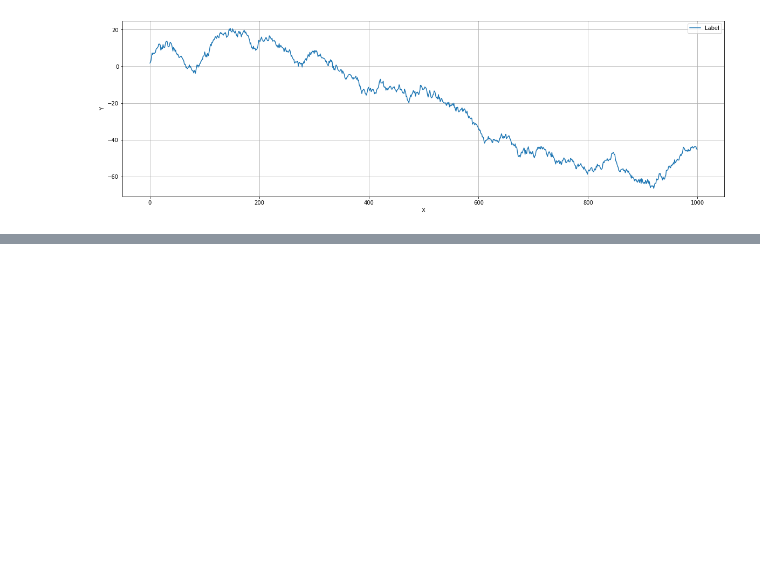
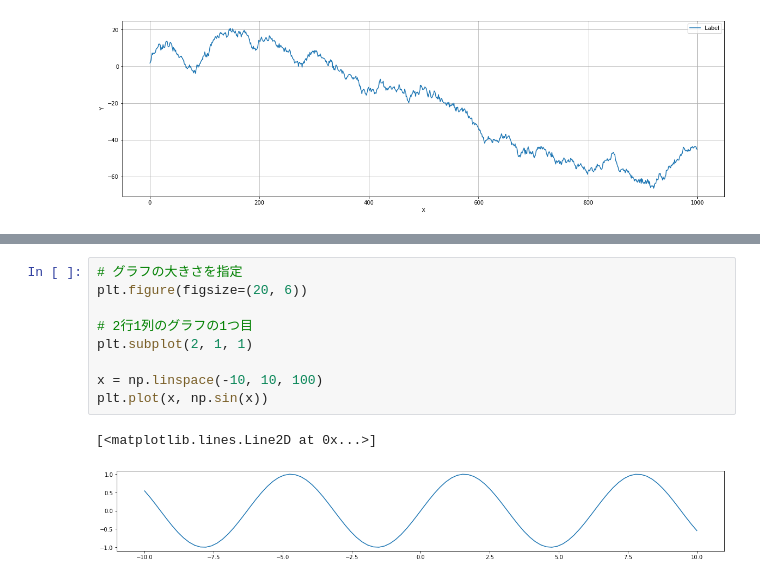
Before and after one commit to NobuyasuKoretsu/SelfStudy, a Jupyter notebook: Chapter2.ipynb, the cells around one changed output, grey strips where cells are left out. Saved outputs shown, nothing was run; the diff lists cells and outputs as text; blank space fills up the shorter version.

```diff
--- a/Chapter2.ipynb
+++ b/Chapter2.ipynb
@@ -548,0 +570,12 @@ plt.grid(True)
+# %%
+# グラフの大きさを指定
+plt.figure(figsize=(20, 6))
+
+# 2行1列のグラフの1つ目
+plt.subplot(2, 1, 1)
+
+x = np.linspace(-10, 10, 100)
+plt.plot(x, np.sin(x))
+# %% [output]
+[<matplotlib.lines.Line2D at 0x...>]
+[figure, added]
```
Also changed, not shown: parts of 4 cells of this notebook.
